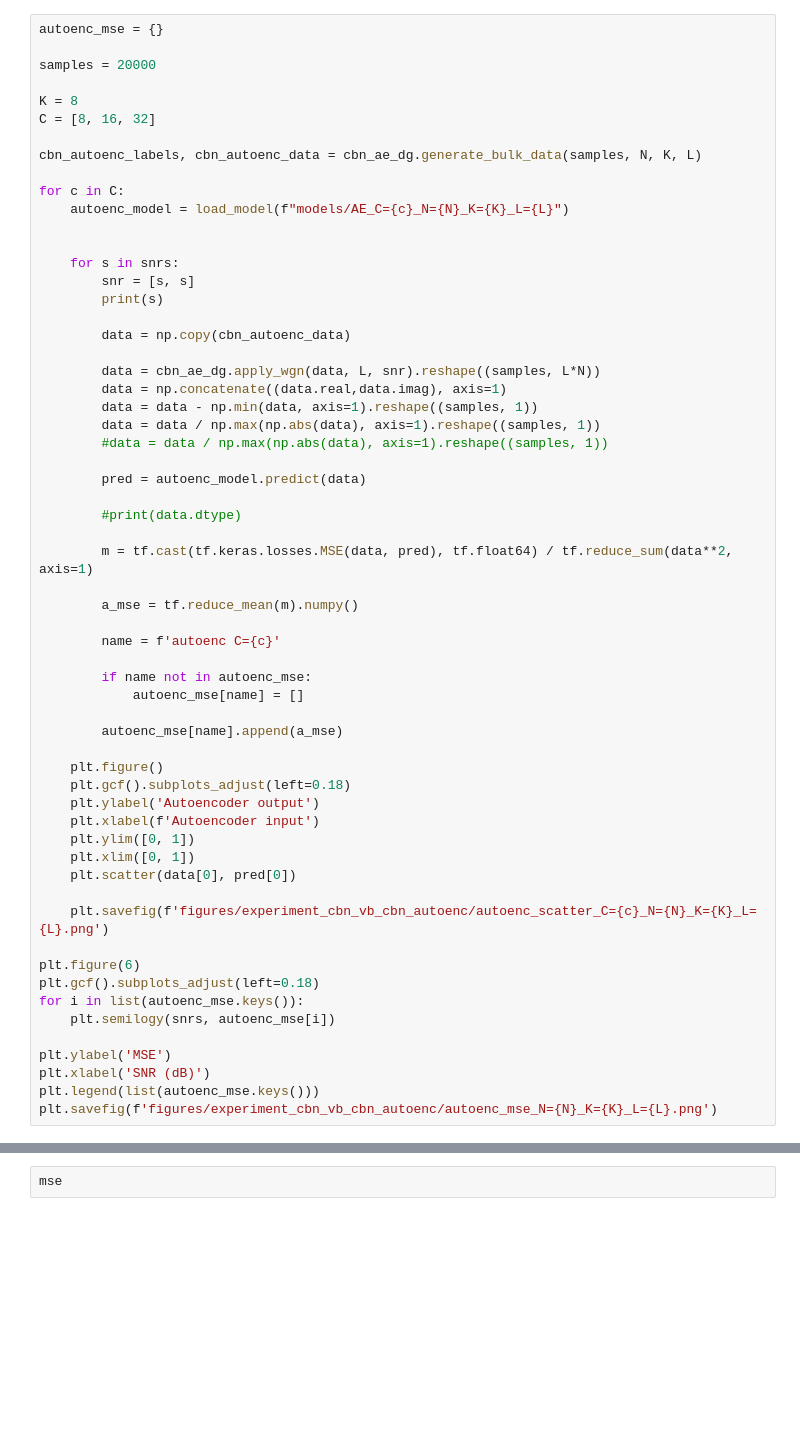
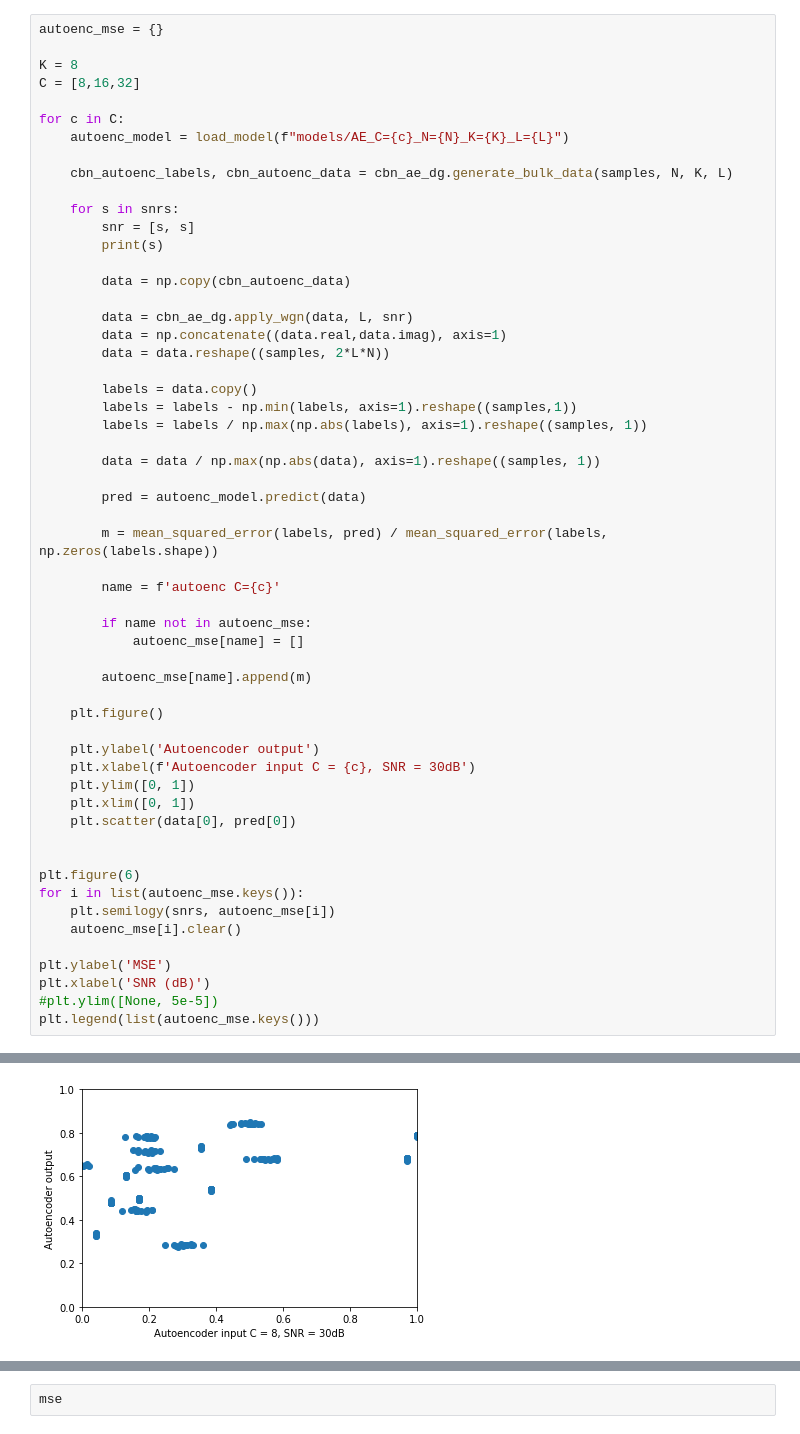
Before and after one commit to ksteensig/channel-estimation, a Jupyter notebook: experiments/cbn_vs_autoenc_cbn.ipynb, the cells around one changed output, grey strips where cells are left out. Drawn from its saved outputs; the diff is of its cells as text; blank space fills up the shorter version.

```diff
--- a/experiments/cbn_vs_autoenc_cbn.ipynb
+++ b/experiments/cbn_vs_autoenc_cbn.ipynb
@@ -259,16 +389,13 @@ for k in [4,8]:
 # %%
 autoenc_mse = {}
 
-samples = 20000
-
 K = 8
-C = [8, 16, 32]
-
-cbn_autoenc_labels, cbn_autoenc_data = cbn_ae_dg.generate_bulk_data(samples, N, K, L)
+C = [8,16,32]
 
 for c in C:
     autoenc_model = load_model(f"models/AE_C={c}_N={N}_K={K}_L={L}")
 
+    cbn_autoenc_labels, cbn_autoenc_data = cbn_ae_dg.generate_bulk_data(samples, N, K, L)
 
     for s in snrs:
         snr = [s, s]
@@ -276,43 +403,43 @@ for c in C:
 
         data = np.copy(cbn_autoenc_data)
 
-        data = cbn_ae_dg.apply_wgn(data, L, snr).reshape((samples, L*N))
+        data = cbn_ae_dg.apply_wgn(data, L, snr)
         data = np.concatenate((data.real,data.imag), axis=1)
-        data = data - np.min(data, axis=1).reshape((samples, 1))
+        data = data.reshape((samples, 2*L*N))
+
+        labels = data.copy()
+        labels = labels - np.min(labels, axis=1).reshape((samples,1))
+        labels = labels / np.max(np.abs(labels), axis=1).reshape((samples, 1))
+
         data = data / np.max(np.abs(data), axis=1).reshape((samples, 1))
-        #data = data / np.max(np.abs(data), axis=1).reshape((samples, 1))
 
         pred = autoenc_model.predict(data)
 
-        #print(data.dtype)
-
-        m = tf.cast(tf.keras.losses.MSE(data, pred), tf.float64) / tf.reduce_sum(data**2, axis=1)
-
-        a_mse = tf.reduce_mean(m).numpy()
+        m = mean_squared_error(labels, pred) / mean_squared_error(labels, np.zeros(labels.shape))
 
         name = f'autoenc C={c}'
 
         if name not in autoenc_mse:
             autoenc_mse[name] = []
 
-        autoenc_mse[name].append(a_mse)
+        autoenc_mse[name].append(m)
 
     plt.figure()
-    plt.gcf().subplots_adjust(left=0.18)
+
     plt.ylabel('Autoencoder output')
-    plt.xlabel(f'Autoencoder input')
+    plt.xlabel(f'Autoencoder input C = {c}, SNR = 30dB')
     plt.ylim([0, 1])
     plt.xlim([0, 1])
     plt.scatter(data[0], pred[0])
 
-    plt.savefig(f'figures/experiment_cbn_vb_cbn_autoenc/autoenc_scatter_C={c}_N={N}_K={K}_L={L}.png')
 
 plt.figure(6)
-plt.gcf().subplots_adjust(left=0.18)
 for i in list(autoenc_mse.keys()):
     plt.semilogy(snrs, autoenc_mse[i])
+    autoenc_mse[i].clear()
 
 plt.ylabel('MSE')
 plt.xlabel('SNR (dB)')
+#plt.ylim([None, 5e-5])
 plt.legend(list(autoenc_mse.keys()))
-plt.savefig(f'figures/experiment_cbn_vb_cbn_autoenc/autoenc_mse_N={N}_K={K}_L={L}.png')
+# %% [output]
@@ -318,0 +465 @@ plt.savefig(f'figures/experiment_cbn_vb_cbn_autoenc/autoenc_mse_N={N}_K={K}_L={L
+[figure, added]
```
Also changed, not shown: parts of 12 cells of this notebook, 12 other files.
